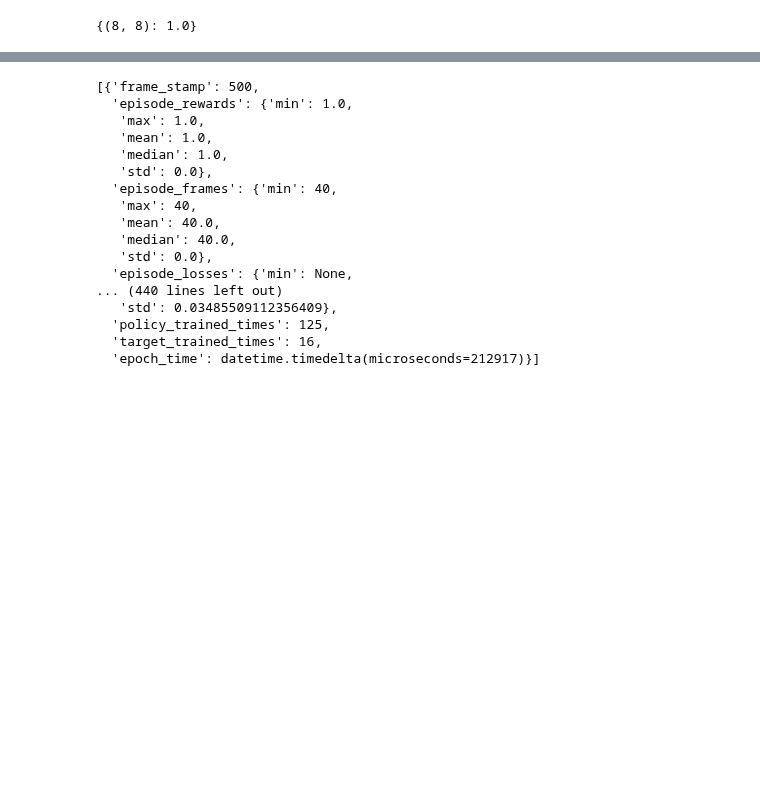
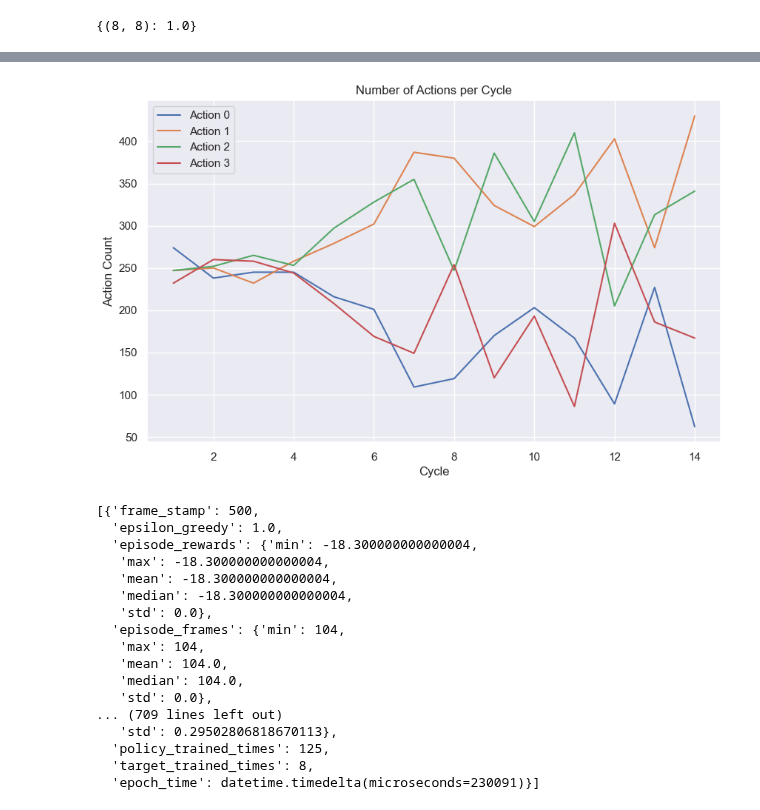
Before and after one commit to mariusdgm/phd-research, a Jupyter notebook: experiments/dqn/check_experiment.ipynb, the cells around one changed output, grey strips where cells are left out. Saved outputs shown, nothing was run; the diff lists cells and outputs as text; code cells hidden in the pictures; blank space fills up the shorter version.

Commit message:
updated gridworld, need to check experiments with episode stopping and see the length on average given random movement

```diff
--- a/experiments/dqn/check_experiment.ipynb
+++ b/experiments/dqn/check_experiment.ipynb
@@ -8,6 +8,8 @@ import time
 import random
 import pandas as pd
 import yaml
+from collections import Counter
+import re
 
 from argparse import Namespace
 
@@ -34,6 +36,8 @@ from common.src.distribution_src import (
                                         setup_dqn_agent
                                         )
 from common.src.simple_dqn_agent import AgentDQN
+from common.src.replay_buffer import ReplayBuffer
+
 from scipy.stats import entropy
 
 
@@ -44,6 +48,9 @@ from common.src.experiment_utils import (
 
 from common.src.distribution_src import run_dqn_distribution_correction_experiment
 
+import matplotlib.pyplot as plt
+import seaborn as sns
+sns.set()
 
 from argparse import Namespace
 # %% [output]
@@ -142,7 +149,7 @@ transitions_train, transitions_val = generate_train_test_split_with_valid_path(
 # %%
 ### Load up a config
 
-file_path = r"D:\Work\repos\phd-research\experiments\dqn\results\2024Jun10-002258_configs\0000_algorithm_default\1\cfg.yaml"
+file_path = r"D:\Work\repos\phd-research\experiments\dqn\results\2024Jun12-192714_configs\0000_algorithm_default\0\cfg.yaml"
 
 # Open the YAML file and load its content into a dictionary
 with open(file_path, "r") as file:
@@ -200,7 +207,7 @@ transitions_list = [
 ]
 
 experiment_data = []
-for i in range(1, 20):
+for i in range(1, 30):
     agent.train(i)
 
     bm_error_validation = compute_validation_bellmans_error(
@@ -255,20 +318,38 @@ for i in range(1, 20):
+# %%
+def plot_action_counts(df):
+    plt.figure(figsize=(10, 6))
+
+    for column in df.columns:
+        if column != 'cycle':
+            plt.plot(df['cycle'], df[column], label=f"Action {column}")
+
+    plt.xlabel('Cycle')
+    plt.ylabel('Action Count')
+    plt.title('Number of Actions per Cycle')
+    plt.legend()
+    plt.grid(True)
+    plt.show()
+
+plot_action_counts(df)
+# %% [output]
+[figure, added]
 # %%
 agent.training_stats
 # %% [output]
 [{'frame_stamp': 500,
-  'episode_rewards': {'min': 1.0,
-   'max': 1.0,
-   'mean': 1.0,
-   'median': 1.0,
+  'epsilon_greedy': 1.0,
+  'episode_rewards': {'min': -18.300000000000004,
+   'max': -18.300000000000004,
+   'mean': -18.300000000000004,
+   'median': -18.300000000000004,
    'std': 0.0},
-  'episode_frames': {'min': 40,
-   'max': 40,
-   'mean': 40.0,
-   'median': 40.0,
+  'episode_frames': {'min': 104,
+   'max': 104,
+   'mean': 104.0,
+   'median': 104.0,
    'std': 0.0},
-  'episode_losses': {'min': None,
-... (440 lines left out)
-   'std': 0.03485509112356409},
+... (709 lines left out)
+   'std': 0.29502806818670113},
   'policy_trained_times': 125,
-  'target_trained_times': 16,
-  'epoch_time': datetime.timedelta(microseconds=212917)}]
+  'target_trained_times': 8,
+  'epoch_time': datetime.timedelta(microseconds=230091)}]
```
Also changed, not shown: parts of 16 cells of this notebook, 4 other files.
